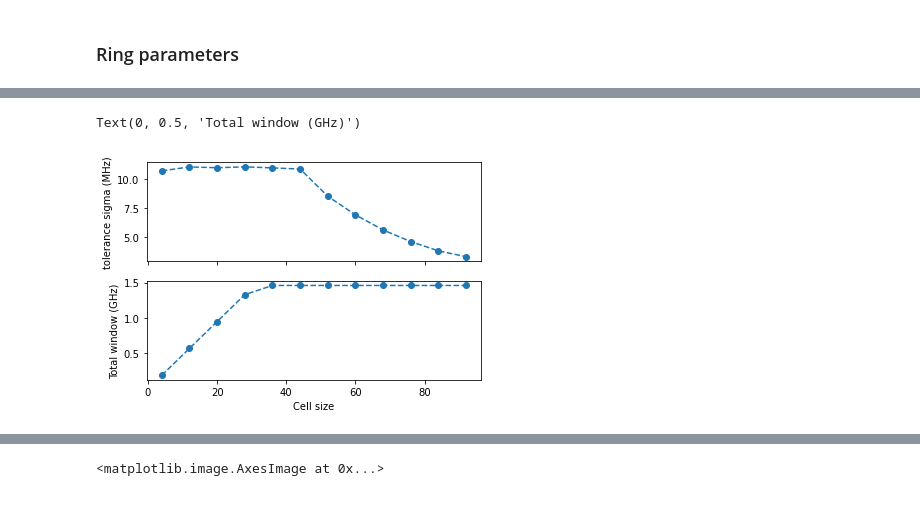
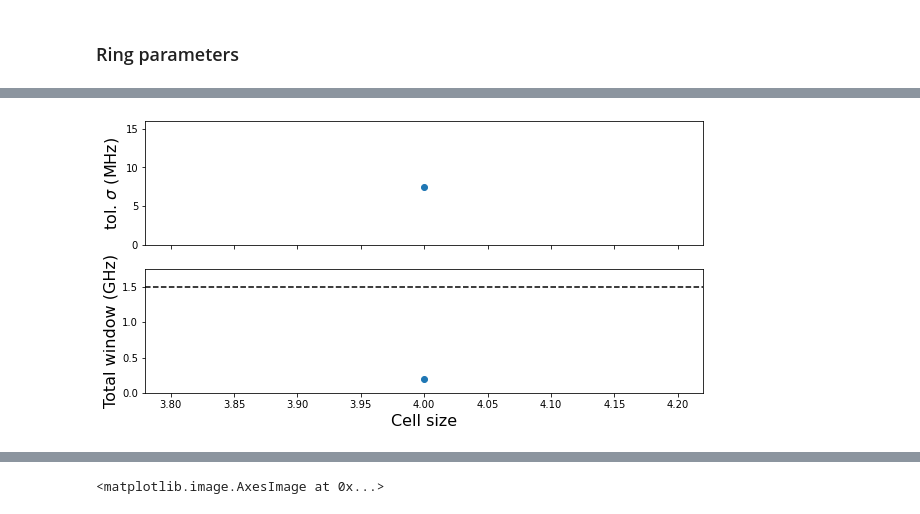
Before and after one commit to AlMrvn/frequency-allocation, a Jupyter notebook: Notebook/lattice_ring.ipynb, the cells around one changed output, grey strips where cells are left out. Saved outputs shown, nothing was run; the diff lists cells and outputs as text; code cells hidden in the pictures.

```diff
--- a/Notebook/lattice_ring.ipynb
+++ b/Notebook/lattice_ring.ipynb
@@ -47,13 +58,3 @@ elif architecture == 'CZ':
 # d = np.array([0.017, 0.03 , 0.03 , 0.00, 0.00 , 0.000, 0.00, 0.00 , 0.000, 0.00, 0.00, 0.00])
 # d_dict = { k: dd for (k, dd) in zip(keys, d)}
 # cstr_key = keys
-# %%
-architecture = "CR"  # choosing the architecture: CZ or CR
-cz = True if architecture=='CZ' else False
-qutrit = False # qutrit or qubits
-
-# for later:
-# thresholds
-# weights
-all_differents = False
-# solver name
@@ -62,13 +65,13 @@ all_differents = False
 # %%
 N_large = 100
 
-N_vec = np.arange(4, 100, 8)
+N_vec = np.arange(4, 5, 1)
 
 # N_samples
-Nsamples = 1000
+Nsamples = 50
 
 # varying the dispersion of the frequency
-s_vec = list(np.linspace(0, 0.010, 101)) + list(np.linspace(0.010, 0.0115, 201)) + list(np.linspace(0.0115, 0.015, 21))
+s_vec =np.linspace(0, 0.01, 21) # list(np.linspace(0, 0.010, 101)) + list(np.linspace(0.010, 0.0115, 201)) + list(np.linspace(0.0115, 0.015, 21))
 s_vec = np.array(s_vec)
 
 # initialization the plot
@@ -88,7 +91,8 @@ for n, N in enumerate(N_vec):
     optimizer = layout_optimizer(graph=G,
                                  architecture=architecture,
                                  qutrit=qutrit,
-                                 all_differents=all_differents)
+                                 all_differents=all_differents,
+                                constraint_dict=d_dict)
 
     # perform the optimization
     optimizer.declare_solver()
@@ -120,7 +124,7 @@ for n, N in enumerate(N_vec):
         for e in G.edges:
             drive = G.drive[e]
             i, j = e
-            if i == nn%ncell:
+            if i == nn % ncell:
 
                 # check that we are not on a repeated edge:
                 if (i in boundary) and (j in boundary):
@@ -131,7 +135,7 @@ for n, N in enumerate(N_vec):
                     else:
                         print("weird edge (i, i)")
 
-                i = i+ (nn//ncell)*ncell
+                i = i + (nn//ncell)*ncell
                 j = j + (nn//ncell)*ncell
                 if (i<N_large) and (j<N_large):
                     edges.append((i, j))
@@ -142,7 +146,7 @@ for n, N in enumerate(N_vec):
     print(G2.check_solution(d_dict, cstr=cstr_key))
 
     # saving the results
-    collisions = np.array([G2.get_collision(d_dict, Nsamples=Nsamples, sigma=s, cstr=cstr_key)[0] for s in s_vec])
+    collisions = np.array([G2.get_collision(d_dict, Nsamples=Nsamples, sigma=s, cstr=cstr_key, reoptimize=True)[0] for s in s_vec])
 
     n_collisions = [0]
     y = [(Nsamples-np.count_nonzero(collisions-n, axis=1))/Nsamples for n in n_collisions]
@@ -201,13 +189,18 @@ array([193., 238., 229., 239., 227., 214.,  85.,  69.,  56.,  46.,  38.,
 # %%
-fig, ax = plt.subplots(2, sharex=True)
+fig, ax = plt.subplots(2, sharex=True,  figsize=(10, 5))
+
 ax[0].plot(N_vec, np.array([s_vec[int(r)] for r in res])*1e3, 'o--')
 ax[1].plot(N_vec, window, 'o--')
 
-ax[1].set_xlabel("Cell size")
-ax[0].set_ylabel("tolerance sigma (MHz)")
-ax[1].set_ylabel("Total window (GHz)")
+ax[1].set_xlabel("Cell size", fontsize=16)
+ax[0].set_ylabel("tol. $\sigma$ (MHz)", fontsize=16)
+ax[1].set_ylabel("Total window (GHz)", fontsize=16)
+ax[0].set_ylim(0, 16)
+ax[1].set_ylim(0, 1.75)
+
+ax[1].axhline(1.5, color='k', ls='--')
 
 # ax[0].set_ylim(10, 12)
+fig.savefig("scaling_ring.pdf")
 # %% [output]
-Text(0, 0.5, 'Total window (GHz)')
-[figure, old version]
+[figure, new version]
```
Also changed, not shown: parts of 16 cells of this notebook, 16 other files.
